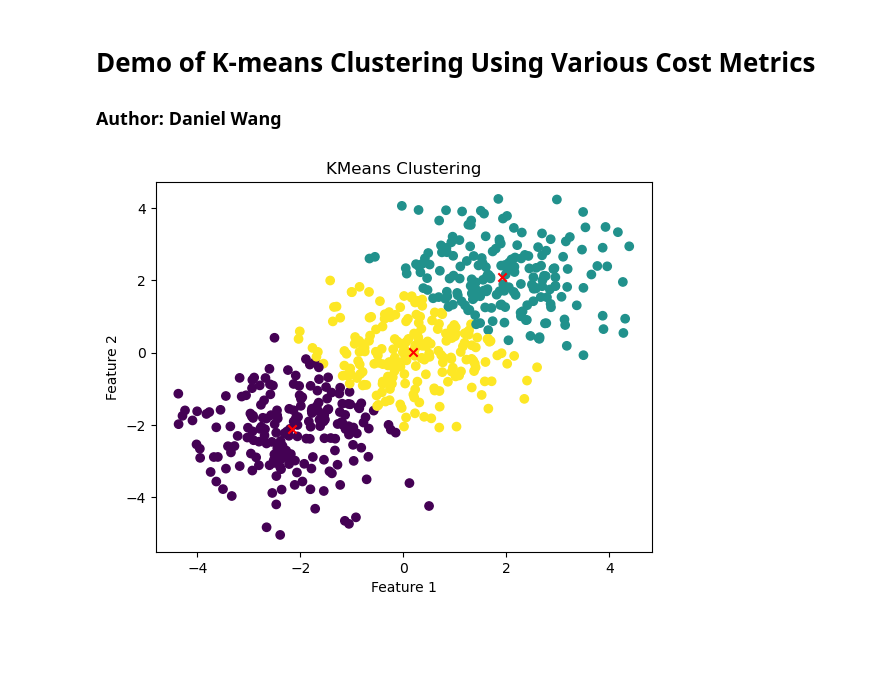
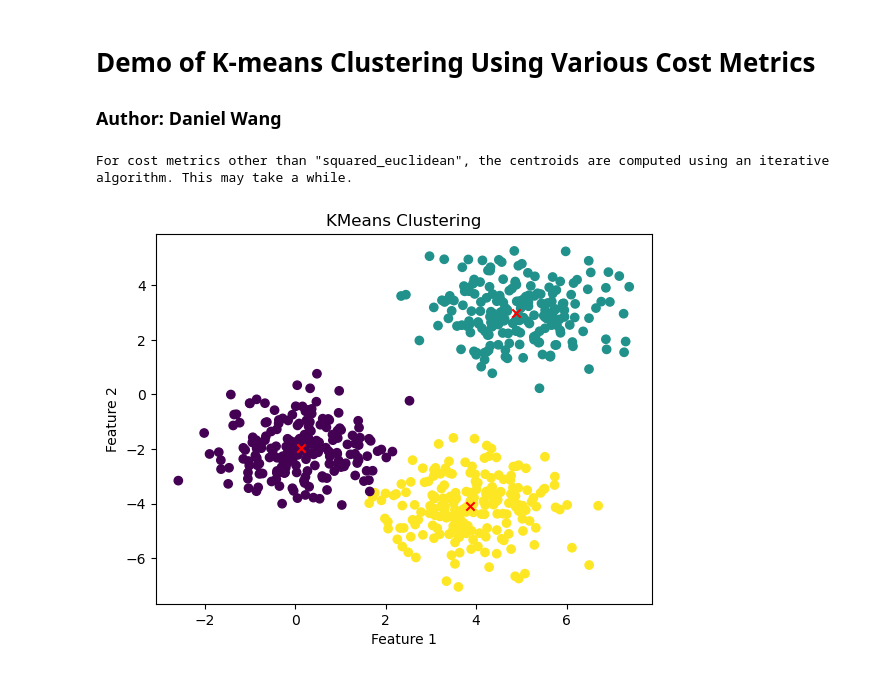
Before and after one commit to KataTech/OTFactorDiscovery, a Jupyter notebook: daniel/Clustering/demo.ipynb, the cells around one changed output. Saved outputs shown, nothing was run; the diff lists cells and outputs as text; code cells hidden in the pictures; blank space fills up the shorter version.

```diff
--- a/daniel/Clustering/demo.ipynb
+++ b/daniel/Clustering/demo.ipynb
@@ -4,30 +4,31 @@
 # %%
 import numpy as np
 import matplotlib.pyplot as plt
 from kmeans import KMeans
 
 # Generate a synthetic dataset
 np.random.seed(0)
 n_samples = 200
 n_features = 2
 n_clusters = 3
 
 X = np.concatenate((
-    np.random.randn(n_samples, n_features) + 2,
-    np.random.randn(n_samples, n_features) - 2,
-    np.random.randn(n_samples, n_features)
+    np.random.randn(n_samples, n_features) + [5, 3],
+    np.random.randn(n_samples, n_features) + [4, -4],
+    np.random.randn(n_samples, n_features) + [0, -2]
 ))
 
 # Initialize and fit KMeans
-kmeans = KMeans(n_clusters=n_clusters, max_iter=300)
-kmeans.fit(X, cost_metric='euclidean')
+kmeans = KMeans(n_clusters=n_clusters, max_iter=500)
+kmeans.fit(X, cost_metric='euclidean', tolerance=1e-6, max_steps=100)
 
 # Plot the data points and centroids
 plt.scatter(X[:, 0], X[:, 1], c=kmeans.labels, cmap='viridis')
 plt.scatter(kmeans.centroids[:, 0], kmeans.centroids[:, 1], c='red', marker='x', zorder=10)
 plt.title("KMeans Clustering")
 plt.xlabel("Feature 1")
 plt.ylabel("Feature 2")
 plt.show()
 # %% [output]
+For cost metrics other than "squared_euclidean", the centroids are computed using an iterative algorithm. This may take a while.
-[figure, old version]
+[figure, new version]
```
Also changed, not shown: 4 other files.
